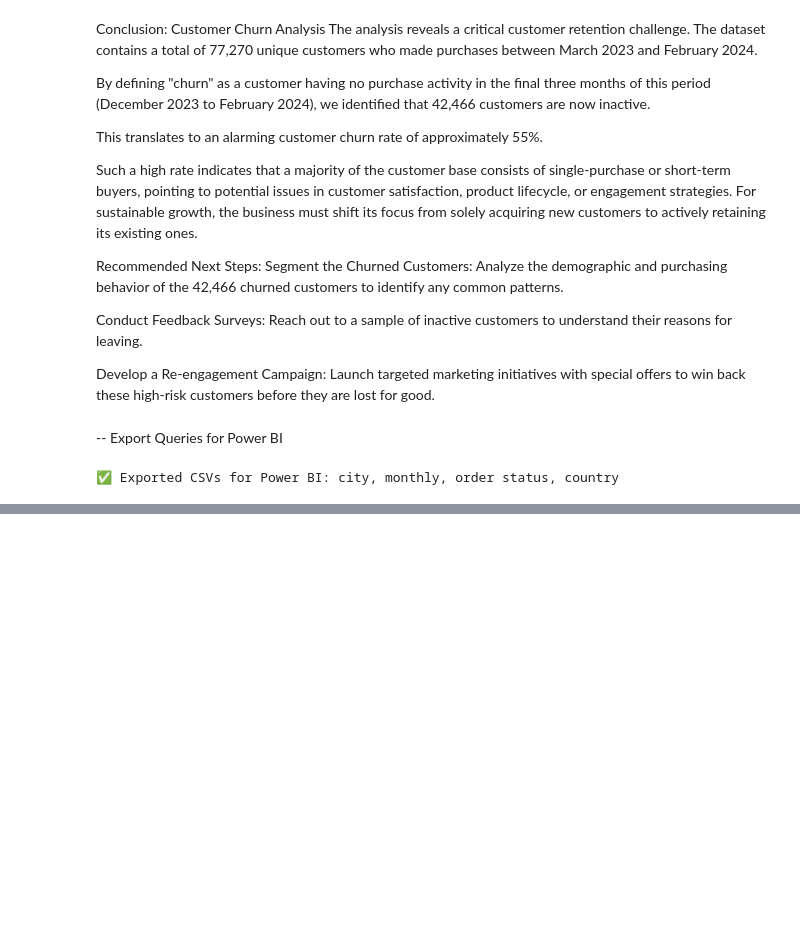
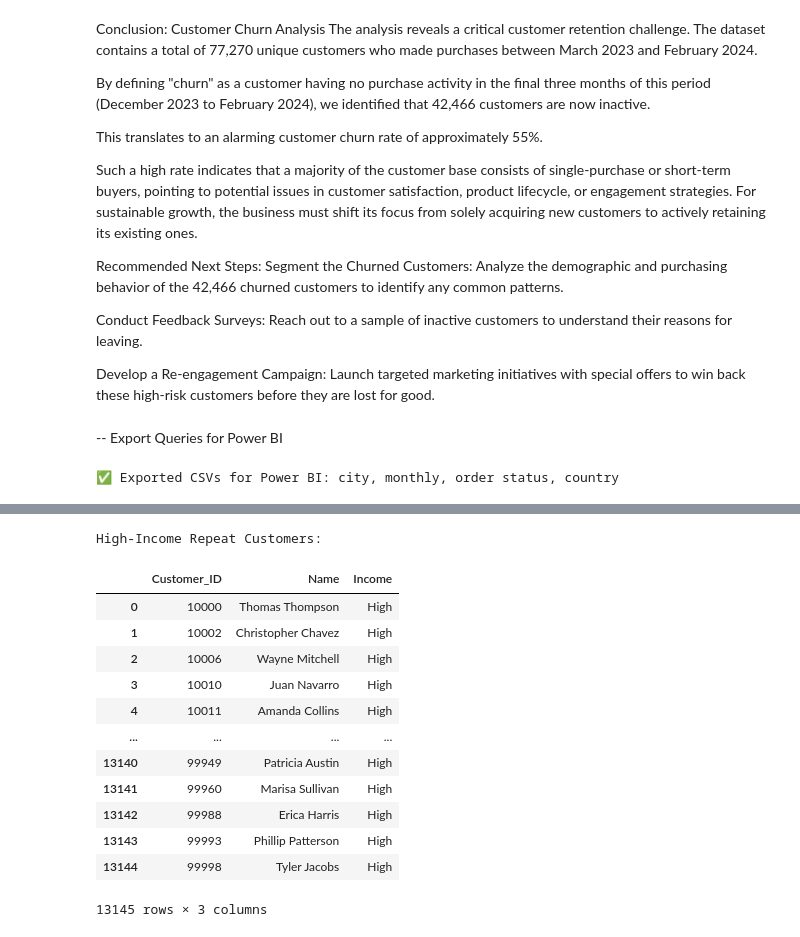
Before and after one commit to pranav444444/MinorProject_Sem7_Customer-Preference-and-Trend-Analytics-for-the-Retail-Sector, a Jupyter notebook: sample_retail_sales (2).ipynb, the cells around one changed output, grey strips where cells are left out. Saved outputs shown, nothing was run; the diff lists cells and outputs as text; code cells hidden in the pictures; blank space fills up the shorter version.

```diff
--- a/sample_retail_sales (2).ipynb
+++ b/sample_retail_sales (2).ipynb
@@ -1332,0 +1520,47 @@ print("✅ Exported CSVs for Power BI: city, monthly, order status, country")
+# %%
+# --- Viva Query 5: High-Income Repeat Customers (Corrected) ---
+print("\nHigh-Income Repeat Customers:")
+display(pd.read_sql_query("""
+    WITH CustomerOrderCounts AS (
+        -- First, find all customers with more than one order
+        SELECT Customer_ID
+        FROM RetailData
+        GROUP BY Customer_ID
+        HAVING COUNT(Transaction_ID) > 1
+    ),
+    LatestCustomerInfo AS (
+        -- Second, find the most recent income status for every customer
+        SELECT
+            Customer_ID,
+            Name,
+            Income,
+            ROW_NUMBER() OVER(PARTITION BY Customer_ID ORDER BY Date DESC) as rn
+        FROM RetailData
+    )
+    -- Finally, join them to find customers who are in BOTH lists
+    SELECT
+        counts.Customer_ID,
+        info.Name,
+        info.Income
+    FROM CustomerOrderCounts counts
+    JOIN LatestCustomerInfo info ON counts.Customer_ID = info.Customer_ID
+    WHERE
+        info.rn = 1             -- Make sure we only use their most recent info
+        AND info.Income = 'High'; -- And that their most recent income status is 'High'
+
+""", conn))
+# %% [output]
+High-Income Repeat Customers:
+|  | Customer_ID | Name | Income |
+| 0 | 10000 | Thomas Thompson | High |
+| 1 | 10002 | Christopher Chavez | High |
+| 2 | 10006 | Wayne Mitchell | High |
+| 3 | 10010 | Juan Navarro | High |
+| 4 | 10011 | Amanda Collins | High |
+| ... | ... | ... | ... |
+| 13140 | 99949 | Patricia Austin | High |
+| 13141 | 99960 | Marisa Sullivan | High |
+| 13142 | 99988 | Erica Harris | High |
+| 13143 | 99993 | Phillip Patterson | High |
+| 13144 | 99998 | Tyler Jacobs | High |
+13145 rows × 3 columns
```
Also changed, not shown: parts of 28 cells of this notebook, 11 other files.
